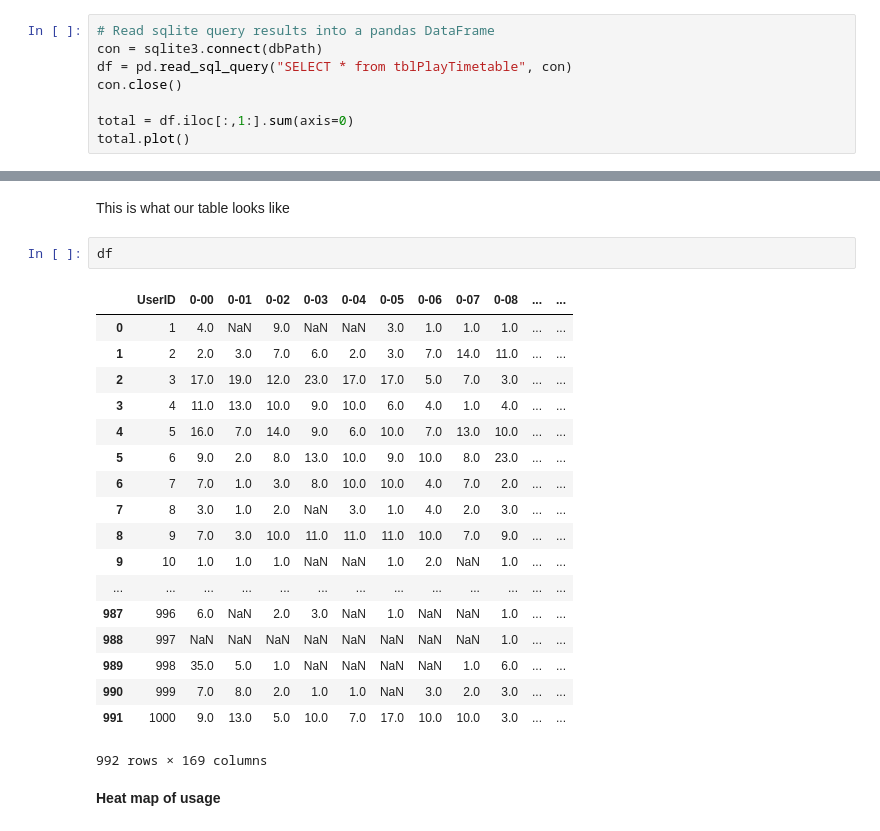
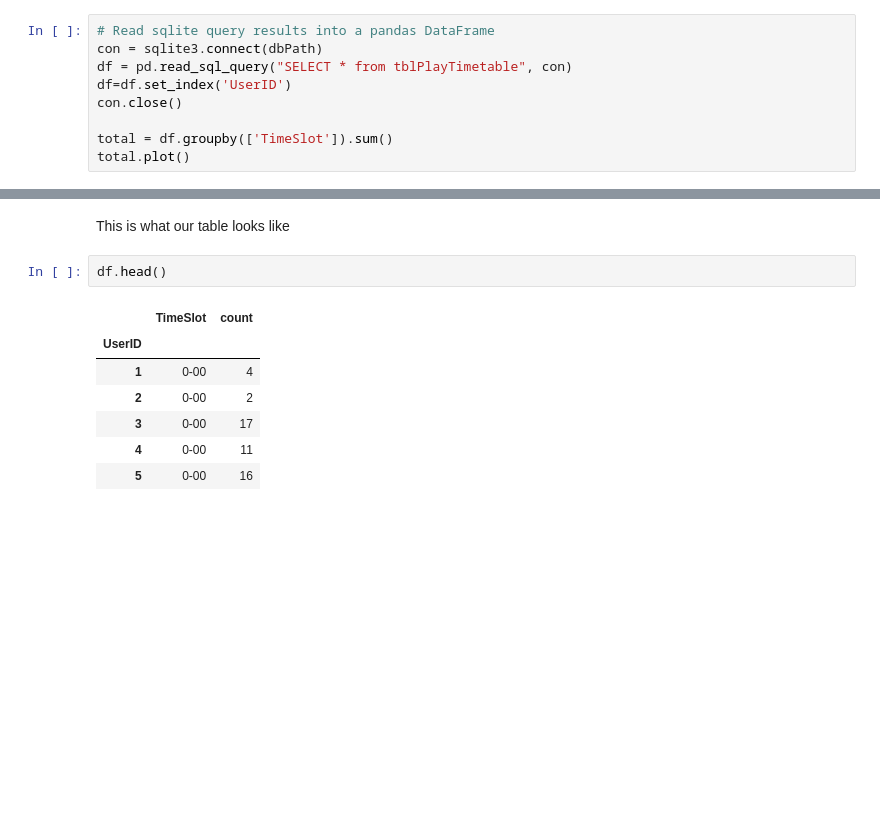
Before and after one commit to badrul1/EventPrediction, a Jupyter notebook: 4_preliminaryanalysis/4_PlayTimetable.ipynb, the cells around one changed output, grey strips where cells are left out. Drawn from its saved outputs; the diff is of its cells as text; blank space fills up the shorter version.

```diff
--- a/4_preliminaryanalysis/4_PlayTimetable.ipynb
+++ b/4_preliminaryanalysis/4_PlayTimetable.ipynb
@@ -86,9 +89,10 @@ df.to_sql('tblPlayTimetable',con,if_exists='replace')
 # Read sqlite query results into a pandas DataFrame
 con = sqlite3.connect(dbPath)
 df = pd.read_sql_query("SELECT * from tblPlayTimetable", con)
+df=df.set_index('UserID')
 con.close()
 
-total = df.iloc[:,1:].sum(axis=0)
+total = df.groupby(['TimeSlot']).sum()
 total.plot()
 # %% [output]
 <matplotlib.axes._subplots.AxesSubplot at 0x...>
@@ -98,25 +102,12 @@ total.plot()
 # %% [markdown]
 This is what our table looks like
 # %%
-df
+df.head()
 # %% [output]
-|  | UserID | 0-00 | 0-01 | 0-02 | 0-03 | 0-04 | 0-05 | 0-06 | 0-07 | 0-08 | ... | ... |
-| 0 | 1 | 4.0 | NaN | 9.0 | NaN | NaN | 3.0 | 1.0 | 1.0 | 1.0 | ... | ... |
-| 1 | 2 | 2.0 | 3.0 | 7.0 | 6.0 | 2.0 | 3.0 | 7.0 | 14.0 | 11.0 | ... | ... |
-| 2 | 3 | 17.0 | 19.0 | 12.0 | 23.0 | 17.0 | 17.0 | 5.0 | 7.0 | 3.0 | ... | ... |
-| 3 | 4 | 11.0 | 13.0 | 10.0 | 9.0 | 10.0 | 6.0 | 4.0 | 1.0 | 4.0 | ... | ... |
-| 4 | 5 | 16.0 | 7.0 | 14.0 | 9.0 | 6.0 | 10.0 | 7.0 | 13.0 | 10.0 | ... | ... |
-| 5 | 6 | 9.0 | 2.0 | 8.0 | 13.0 | 10.0 | 9.0 | 10.0 | 8.0 | 23.0 | ... | ... |
-| 6 | 7 | 7.0 | 1.0 | 3.0 | 8.0 | 10.0 | 10.0 | 4.0 | 7.0 | 2.0 | ... | ... |
-| 7 | 8 | 3.0 | 1.0 | 2.0 | NaN | 3.0 | 1.0 | 4.0 | 2.0 | 3.0 | ... | ... |
-| 8 | 9 | 7.0 | 3.0 | 10.0 | 11.0 | 11.0 | 11.0 | 10.0 | 7.0 | 9.0 | ... | ... |
-| 9 | 10 | 1.0 | 1.0 | 1.0 | NaN | NaN | 1.0 | 2.0 | NaN | 1.0 | ... | ... |
-| ... | ... | ... | ... | ... | ... | ... | ... | ... | ... | ... | ... | ... |
-| 987 | 996 | 6.0 | NaN | 2.0 | 3.0 | NaN | 1.0 | NaN | NaN | 1.0 | ... | ... |
-| 988 | 997 | NaN | NaN | NaN | NaN | NaN | NaN | NaN | NaN | 1.0 | ... | ... |
-| 989 | 998 | 35.0 | 5.0 | 1.0 | NaN | NaN | NaN | NaN | 1.0 | 6.0 | ... | ... |
-| 990 | 999 | 7.0 | 8.0 | 2.0 | 1.0 | 1.0 | NaN | 3.0 | 2.0 | 3.0 | ... | ... |
-| 991 | 1000 | 9.0 | 13.0 | 5.0 | 10.0 | 7.0 | 17.0 | 10.0 | 10.0 | 3.0 | ... | ... |
+|  | TimeSlot | count |
+| UserID |  |  |
+| 1 | 0-00 | 4 |
+| 2 | 0-00 | 2 |
+| 3 | 0-00 | 17 |
+| 4 | 0-00 | 11 |
+| 5 | 0-00 | 16 |
-992 rows × 169 columns
-# %% [markdown]
-<b>Heat map of usage</b>
```
Also changed, not shown: parts of 7 cells of this notebook, 54 other files.
